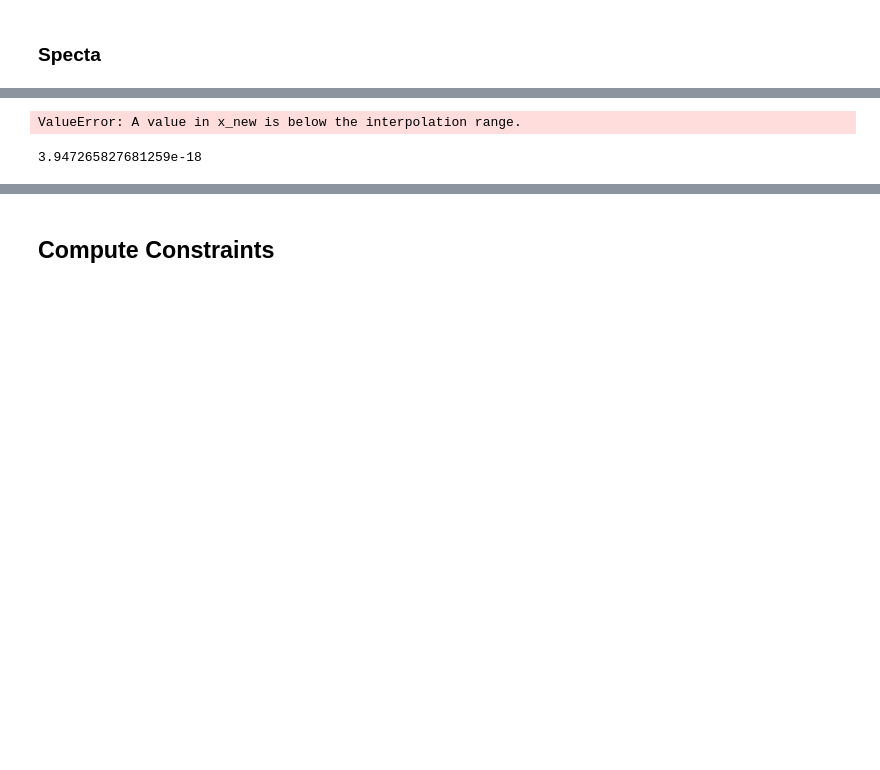
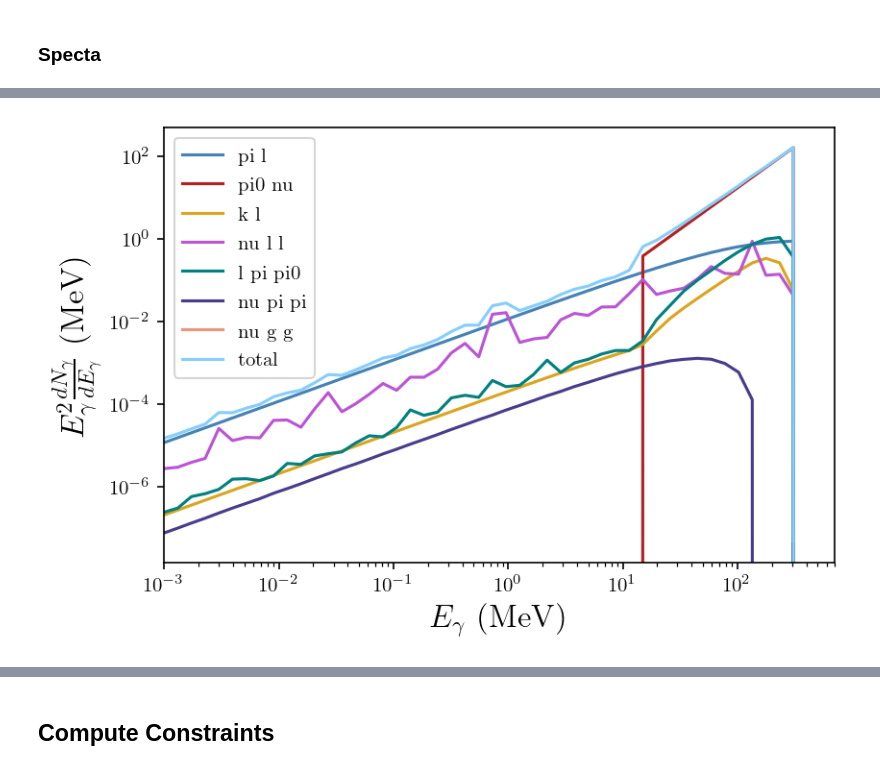
Before and after one commit to LoganAMorrison/Hazma, a Jupyter notebook: notebooks/dev/RHNeutrino.ipynb, the cells around one changed output, grey strips where cells are left out. Drawn from its saved outputs; the diff is of its cells as text; code cells hidden in the pictures; blank space fills up the shorter version.

```diff
--- a/notebooks/dev/RHNeutrino.ipynb
+++ b/notebooks/dev/RHNeutrino.ipynb
@@ -98,17 +64,21 @@ ValueError: A value in x_new is below the interpolation range.
 # %%
-es = np.logspace(-3, np.log10(model.mx), 500)
-spectra = model.spectra(es)
+model = RHNeutrino(700.0, 1e-3, 'e', include_3body=True)
+es = np.logspace(-3, np.log10(model.mx), 50)
 
 plt.figure(dpi=150)
 
-for key, spec in model._spectrum_funcs().items():
-    plt.plot(es, es**2 * spec(es), label=key)
+spectra = model.spectra(es)
+
+for key, spec in spectra.items():
+    plt.plot(es, es**2 * spec, label=key)
 
 plt.ylabel(r"$E_{\gamma}^2 \frac{dN_{\gamma}}{dE_{\gamma}} \ (\mathrm{MeV})$", fontsize=16)
 plt.xlabel(r"$E_{\gamma} \ (\mathrm{MeV})$", fontsize=16)
 plt.xlim([np.min(es), np.max(es)])
 plt.yscale('log')
 plt.xscale('log')
 plt.legend()
+
+plt.savefig('figures/rh_neutrino_spectrum_electron.pdf')
 # %% [output]
-ValueError: A value in x_new is below the interpolation range.
+[figure, added]
@@ -119,4 +84,0 @@ model=RHNeutrino(500,1e-3,'mu')
-# %%
-model.width_pi_l()
-# %% [output]
-3.947265827681259e-18
```
Also changed, not shown: parts of 16 cells of this notebook, 14 other files.
